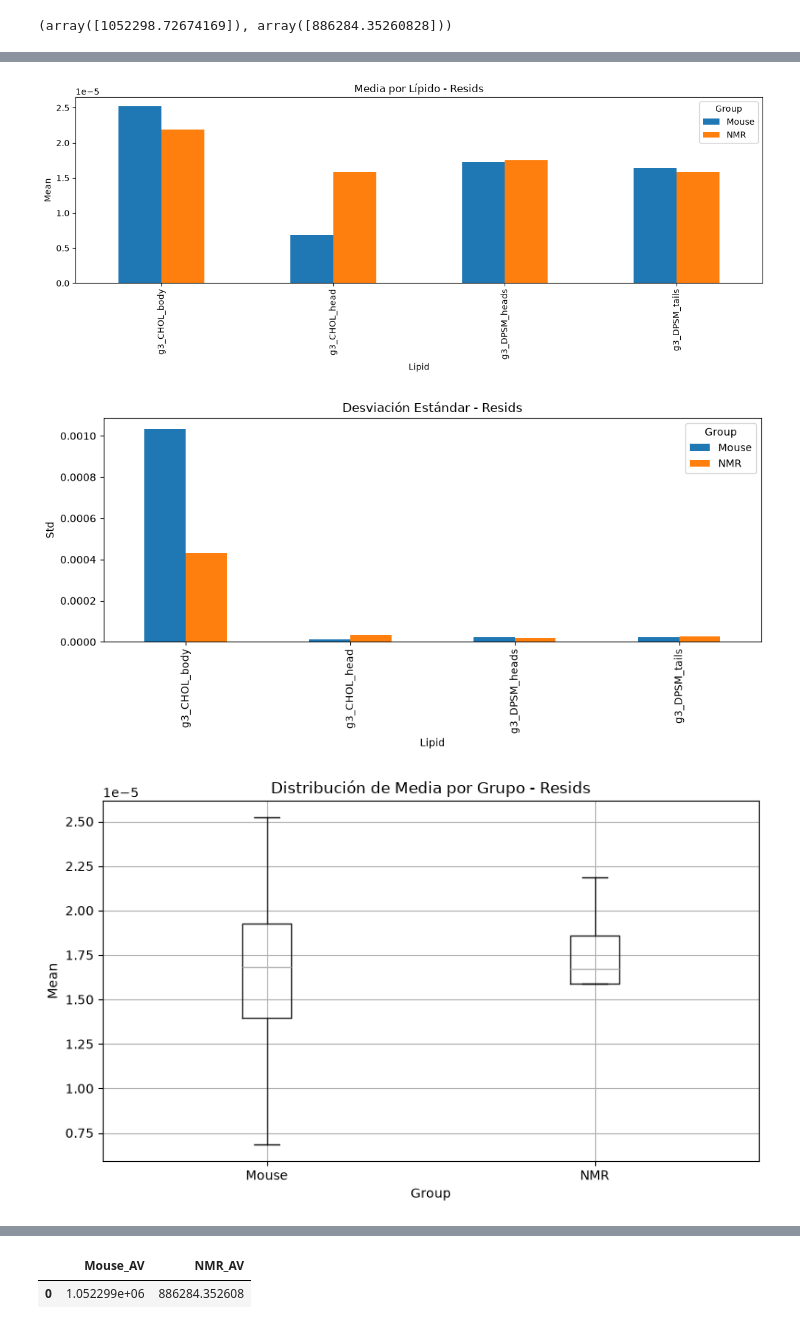
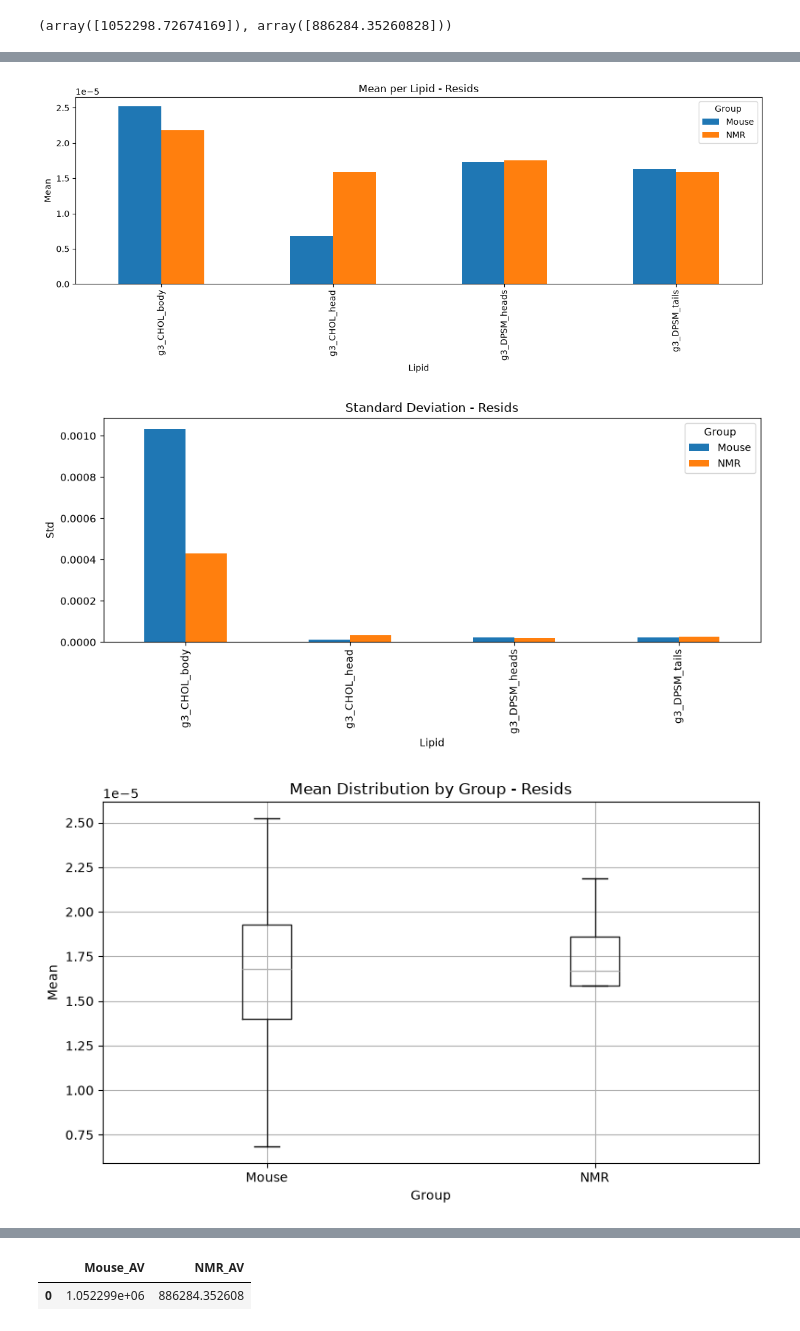
Before and after one commit to dylanhrojas/mouse-nmr, a Jupyter notebook: notebooks/01_analysis.ipynb, the cells around one changed output, grey strips where cells are left out. Saved outputs shown, nothing was run; the diff lists cells and outputs as text; code cells hidden in the pictures.

```diff
--- a/notebooks/01_analysis.ipynb
+++ b/notebooks/01_analysis.ipynb
@@ -182,37 +183,37 @@ for d in data:
 
 df_resids = pd.DataFrame(rows)
 # %%
-# Gráficas resids
-# Gráfica 1: Media por lípido - Resids
+# Resids plots
+# Plot 1: Mean per lipid - Resids
 df.pivot_table(values="Mean", index="Lipid", columns="Group").plot(
     kind="bar", figsize=(12, 5)
 )
-plt.title("Media por Lípido - Resids")
+plt.title("Mean per Lipid - Resids")
 plt.ylabel("Mean")
 plt.tight_layout()
-plt.savefig("../figures/mean_resids.png", dpi=150, bbox_inches="tight")
+plt.savefig("../figures/01_mean_resids.png", dpi=150, bbox_inches="tight")
 plt.show()
 
-# Gráfica 2: Desviación estándar - Resids
+# Plot 2: Standard deviation - Resids
 df.pivot_table(values="Std", index="Lipid", columns="Group").plot(
     kind="bar", figsize=(10, 5)
 )
-plt.title("Desviación Estándar - Resids")
+plt.title("Standard Deviation - Resids")
 plt.ylabel("Std")
 plt.tight_layout()
-plt.savefig("../figures/std_resids.png", dpi=150, bbox_inches="tight")
+plt.savefig("../figures/01_std_resids.png", dpi=150, bbox_inches="tight")
 plt.show()
 
-# Gráfica 3: Distribución media por grupo - Resids
+# Plot 3: Mean distribution per group - Resids
 df.boxplot(column="Mean", by="Group", figsize=(8, 5))
-plt.title("Distribución de Media por Grupo - Resids")
+plt.title("Mean Distribution by Group - Resids")
 plt.ylabel("Mean")
 plt.suptitle("")
 plt.tight_layout()
-plt.savefig("../figures/boxplot_resids.png", dpi=150, bbox_inches="tight")
+plt.savefig("../figures/01_boxplot_resids.png", dpi=150, bbox_inches="tight")
 plt.show()
 # %% [output]
 [figure]
 [figure]
-[figure, old version]
+[figure, new version]
 # %% [markdown]
```
Also changed, not shown: parts of 27 cells of this notebook, 51 other files.
